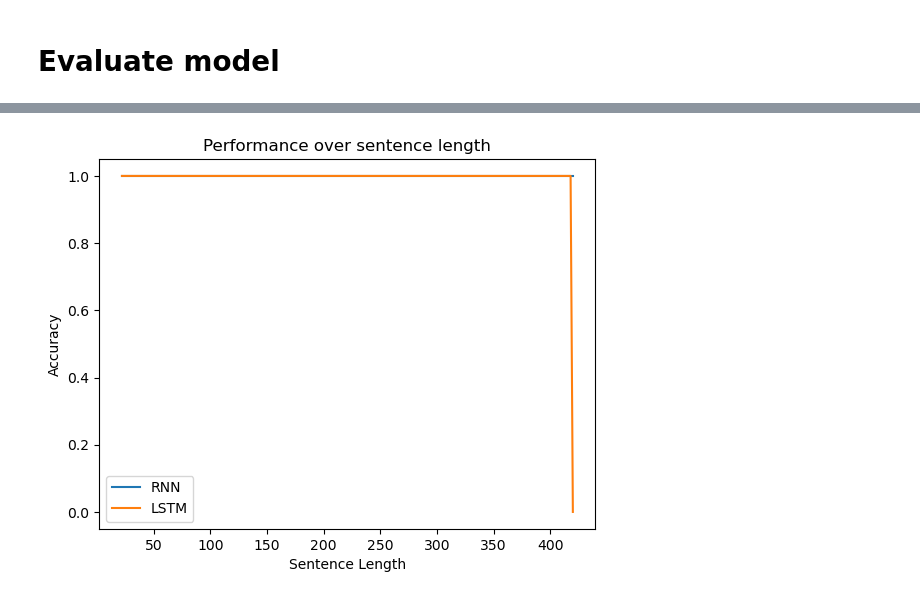
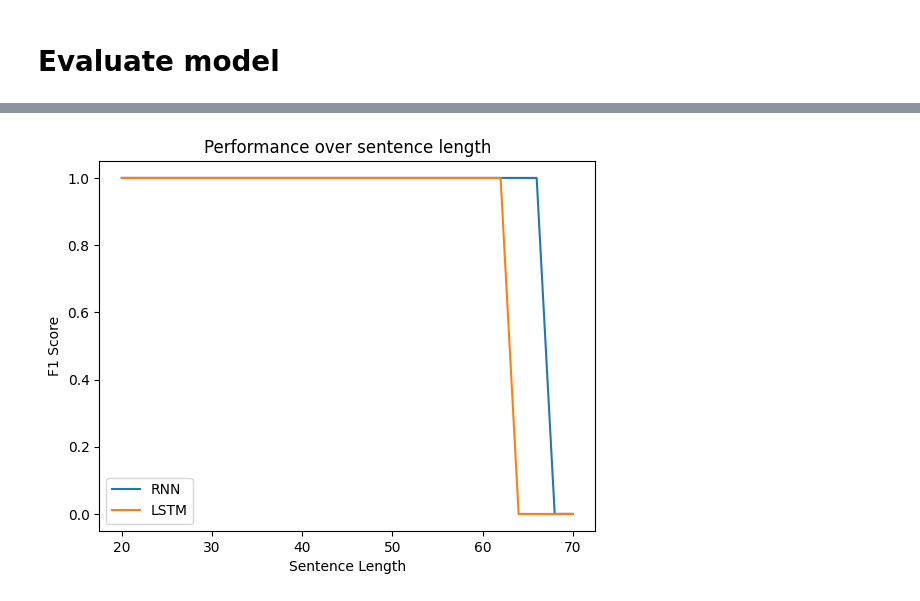
Before and after one commit to HaoranHuang22/KU_course, a Jupyter notebook: Advanced_Deep_Learning/Week3/RNN_LSTM.ipynb, the cells around one changed output, grey strips where cells are left out. Saved outputs shown, nothing was run; the diff lists cells and outputs as text; code cells hidden in the pictures.

```diff
--- a/Advanced_Deep_Learning/Week3/RNN_LSTM.ipynb
+++ b/Advanced_Deep_Learning/Week3/RNN_LSTM.ipynb
@@ -273,2 +211,0 @@ training_loop(rnn_2, rnn_2_dataloader, rnn_2_optimizer, rnn_2_epochs, device, cr
-# %%
-training_loop(lstm_1, lstm_1_dataloader, lstm_1_optimizer, lstm_1_epochs, device, criterion)
@@ -289,2 +211,0 @@ training_loop(lstm_1, lstm_1_dataloader, lstm_1_optimizer, lstm_1_epochs, device
-# %%
-training_loop(lstm_2, lstm_2_dataloader, lstm_2_optimizer, lstm_2_epochs, device, criterion)
@@ -318,0 +521,15 @@ lsmt_2_lengths, lsmt_2_accuracies = evaluate_model(lstm_2, three_char_test_loade
+# %%
+# Data loader
+ab_train_loader = DataLoader(dataset=ab_train_dataset, batch_size=256, shuffle=True)
+ab_valid_loader = DataLoader(dataset=ab_valid_dataset, batch_size=256, shuffle=True)
+
+# Initialize models
+ab_rnn_model = SimpleRNN(vocab_size = 3, input_size=10, hidden_size=32, num_layers=1, num_classes=2).to(device)
+ab_rnn_model_optimizer = torch.optim.Adam(ab_rnn_model.parameters(), lr=0.0008248)
+
+ab_lstm_model = SimpleLSTM(vocab_size = 3, input_size=10, hidden_size=128, num_layers=1, num_classes=2).to(device)
+ab_lstm_model_optimizer = torch.optim.Adam(ab_lstm_model.parameters(), lr=0.00007446)
+
+# Train models
+training_loop(ab_rnn_model, ab_train_loader, ab_valid_loader, ab_rnn_model_optimizer, 20, device)
+training_loop(ab_lstm_model, ab_train_loader, ab_valid_loader, ab_lstm_model_optimizer, 20, device)
@@ -319,18 +562,26 @@ lsmt_2_lengths, lsmt_2_accuracies = evaluate_model(lstm_2, three_char_test_loade
+# %%
+ab_test_loader = DataLoader(dataset=ab_test_dataset, batch_size=1, shuffle=True)
+
+rnn_1_f1_scores = evaluate_model(ab_rnn_model, ab_test_loader, device)
+lstm_1_f1_scores = evaluate_model(ab_lstm_model, ab_test_loader, device)
+
+rnn_1_f1_scores = dict(sorted(rnn_1_f1_scores.items()))
+lstm_1_f1_scores = dict(sorted(lstm_1_f1_scores.items()))
 # %%
 # Create a figure and axis
 fig, ax = plt.subplots()
 
 # Plot the results
-ax.plot(rnn_1_lengths, rnn_1_accuracies, label='RNN')
-ax.plot(lsmt_1_lengths, lsmt_1_accuracies, label='LSTM')
+ax.plot(list(rnn_1_f1_scores.keys()), list(rnn_1_f1_scores.values()), label='RNN')
+ax.plot(list(lstm_1_f1_scores.keys()), list(lstm_1_f1_scores.values()), label='LSTM')
 
 # Add labels and title
 ax.set_xlabel('Sentence Length')
-ax.set_ylabel('Accuracy')
+ax.set_ylabel('F1 Score')
 ax.set_title('Performance over sentence length')
 ax.legend()  # Add a legend
 
 # Show the plot
 plt.show()
 # %% [output]
-[figure, old version]
+[figure, new version]
```
Also changed, not shown: parts of 32 cells of this notebook, 2 other files.
